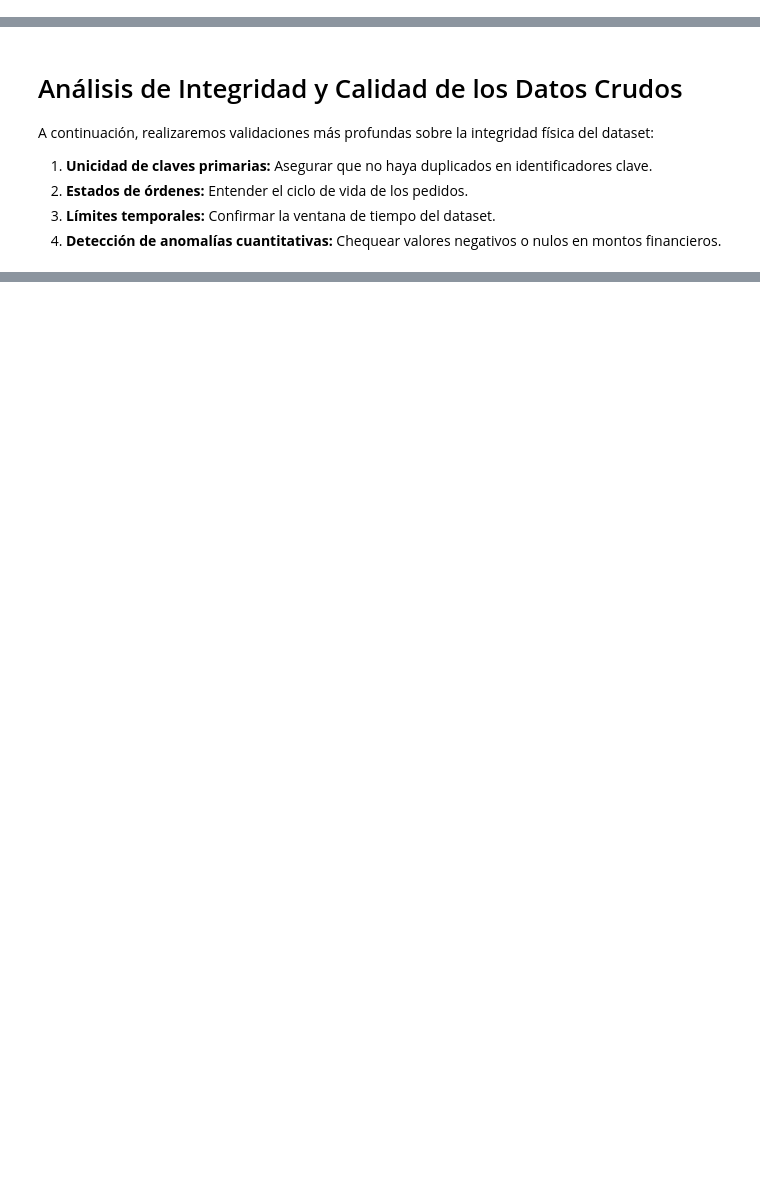
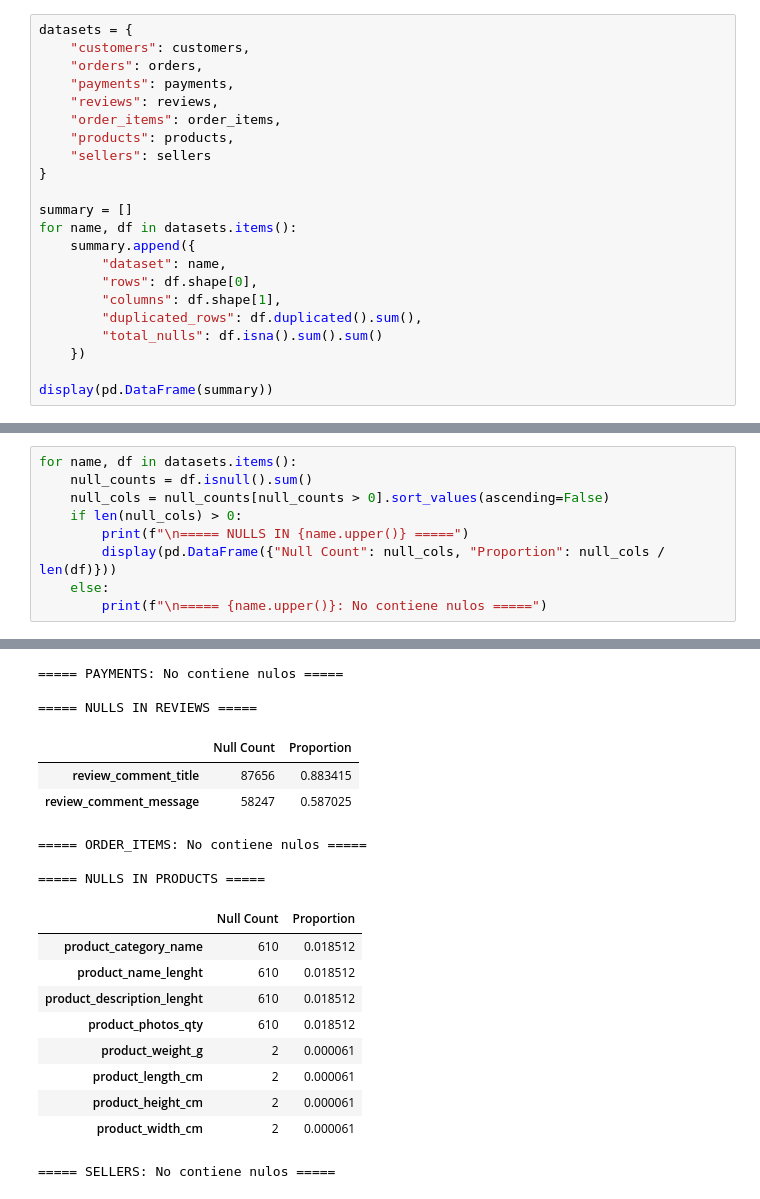
Before and after one commit to gastonnina/miadas_mod_13_scrum, a Jupyter notebook: notebooks/sprint_01_eda/00_eda_raw_data.ipynb, the cells around one changed output, grey strips where cells are left out. Drawn from its saved outputs; the diff is of its cells as text; blank space fills up the shorter version.

```diff
--- a/notebooks/sprint_01_eda/00_eda_raw_data.ipynb
+++ b/notebooks/sprint_01_eda/00_eda_raw_data.ipynb
@@ -108,0 +44,22 @@ memory usage: 8.1 MB
+# %%
+datasets = {
+    "customers": customers,
+    "orders": orders,
+    "payments": payments,
+    "reviews": reviews,
+    "order_items": order_items,
+    "products": products,
+    "sellers": sellers
+}
+
+summary = []
+for name, df in datasets.items():
+    summary.append({
+        "dataset": name,
+        "rows": df.shape[0],
+        "columns": df.shape[1],
+        "duplicated_rows": df.duplicated().sum(),
+        "total_nulls": df.isna().sum().sum()
+    })
+
+display(pd.DataFrame(summary))
@@ -169,8 +132,10 @@ for name, df in datasets.items():
-# %% [markdown]
-# Análisis de Integridad y Calidad de los Datos Crudos
-
-A continuación, realizaremos validaciones más profundas sobre la integridad física del dataset:
-1. **Unicidad de claves primarias:** Asegurar que no haya duplicados en identificadores clave.
-2. **Estados de órdenes:** Entender el ciclo de vida de los pedidos.
-3. **Límites temporales:** Confirmar la ventana de tiempo del dataset.
-4. **Detección de anomalías cuantitativas:** Chequear valores negativos o nulos en montos financieros.
+# %%
+for name, df in datasets.items():
+    null_counts = df.isnull().sum()
+    null_cols = null_counts[null_counts > 0].sort_values(ascending=False)
+    if len(null_cols) > 0:
+        print(f"\n===== NULLS IN {name.upper()} =====")
+        display(pd.DataFrame({"Null Count": null_cols, "Proportion": null_cols / len(df)}))
+    else:
+        print(f"\n===== {name.upper()}: No contiene nulos =====")
+# %% [output]
@@ -176,0 +149,19 @@ A continuación, realizaremos validaciones más profundas sobre la integridad f
+===== PAYMENTS: No contiene nulos =====
+
+===== NULLS IN REVIEWS =====
+|  | Null Count | Proportion |
+| review_comment_title | 87656 | 0.883415 |
+| review_comment_message | 58247 | 0.587025 |
+===== ORDER_ITEMS: No contiene nulos =====
+
+===== NULLS IN PRODUCTS =====
+|  | Null Count | Proportion |
+| product_category_name | 610 | 0.018512 |
+| product_name_lenght | 610 | 0.018512 |
+| product_description_lenght | 610 | 0.018512 |
+| product_photos_qty | 610 | 0.018512 |
+| product_weight_g | 2 | 0.000061 |
+| product_length_cm | 2 | 0.000061 |
+| product_height_cm | 2 | 0.000061 |
+| product_width_cm | 2 | 0.000061 |
+===== SELLERS: No contiene nulos =====
```
Also changed, not shown: parts of 31 cells of this notebook, 2 other files.
